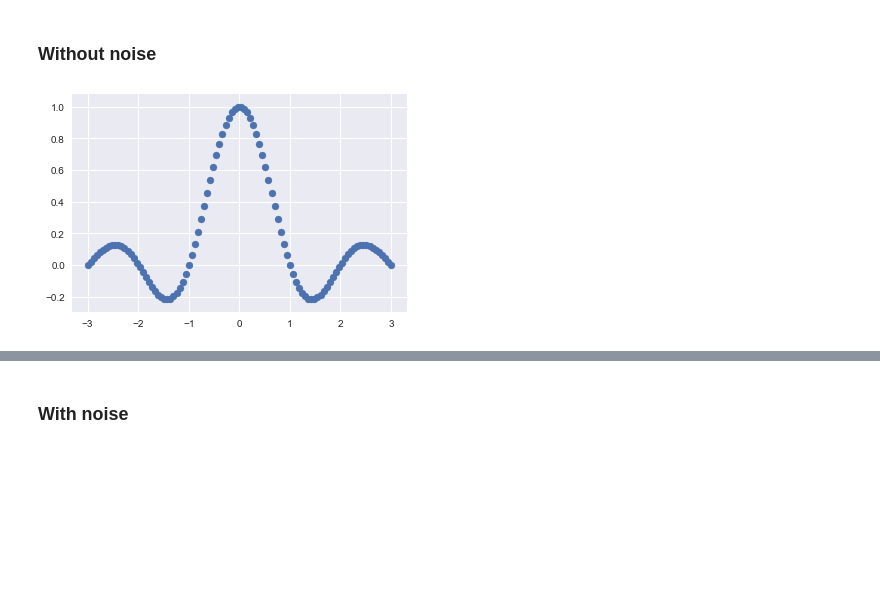
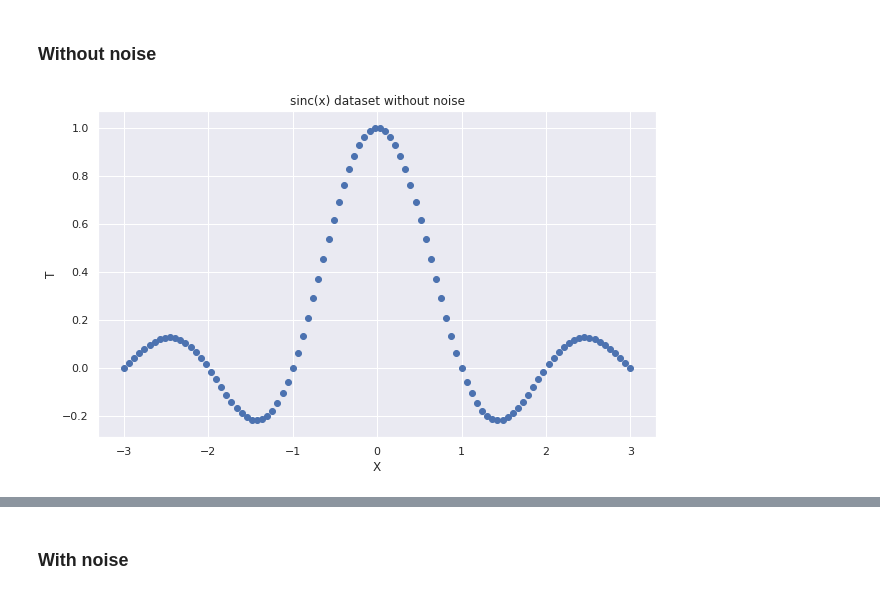
Before and after one commit to PPSantos/DD2434_proj, a Jupyter notebook: src/regression.ipynb, the cells around one changed output, grey strips where cells are left out. Cells and saved outputs as stored; diff of their text form; code cells hidden in the pictures; blank space fills up the shorter version.

Commit message:
Plots changes

```diff
--- a/src/regression.ipynb
+++ b/src/regression.ipynb
@@ -70,20 +76,21 @@ plt.show()
 # %%
 N = 100
 
 X = np.linspace(-3,3,N)
 Y = np.sinc(X)
-T = Y #+ np.random.randn(N) * 0.01**2
+T = Y
 
 X = X.reshape(N,1)
 
-# Safe.
-Y = None
-
+fig = plt.figure(figsize=(10, 6))
 sns.set(style="darkgrid")
 plt.scatter(X, T)
+plt.xlabel('X')
+plt.ylabel('T')
+plt.title('sinc(x) dataset without noise')
 plt.show()
 # %% [output]
-[figure, old version]
+[figure, new version]
 # %%
 rvm = RVM(kernel='linear_spline', threshold_alpha=1e9, alpha=1e-15, sigma=0.001)
 
```
Also changed, not shown: parts of 7 cells of this notebook.
